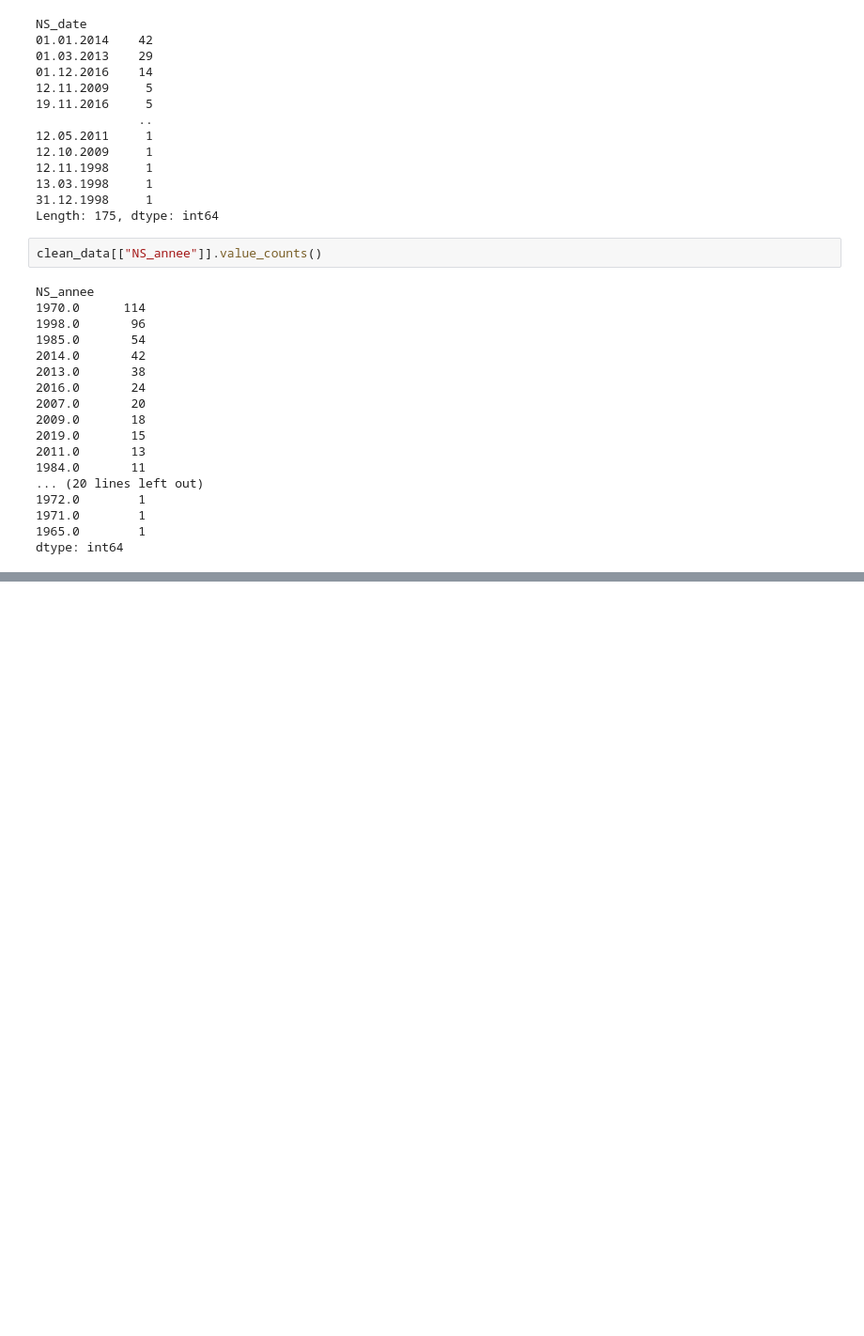
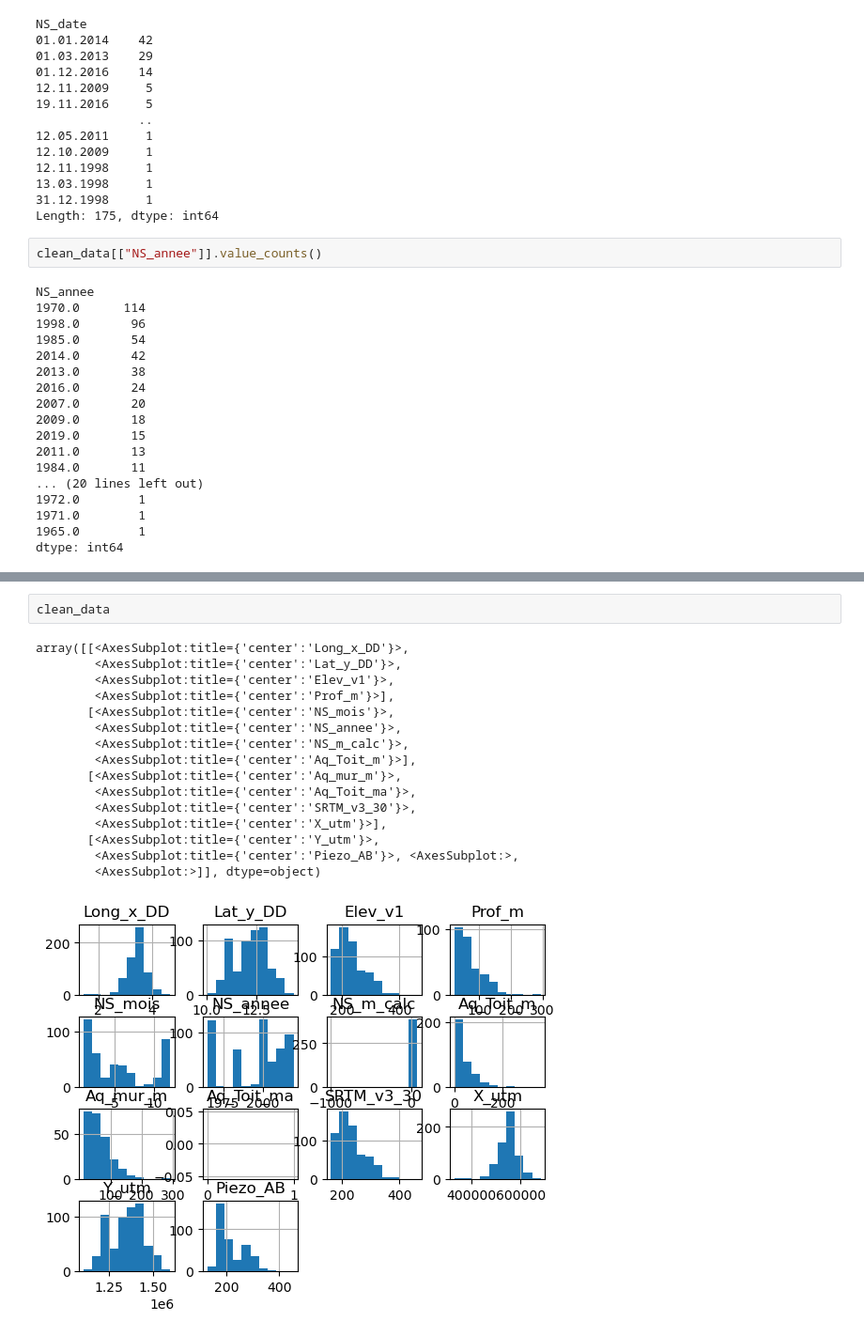
Before and after one commit to AyBa48/variogram_analysis, a Jupyter notebook: ML_Classification.ipynb, the cells around one changed output, grey strips where cells are left out. Shown: that part at 94% size. Saved outputs shown, nothing was run; the diff lists cells and outputs as text; blank space fills up the shorter version.

```diff
--- a/ML_Classification.ipynb
+++ b/ML_Classification.ipynb
@@ -122,0 +181,19 @@ dtype: int64
+# %%
+clean_data
+# %% [output]
+array([[<AxesSubplot:title={'center':'Long_x_DD'}>,
+        <AxesSubplot:title={'center':'Lat_y_DD'}>,
+        <AxesSubplot:title={'center':'Elev_v1'}>,
+        <AxesSubplot:title={'center':'Prof_m'}>],
+       [<AxesSubplot:title={'center':'NS_mois'}>,
+        <AxesSubplot:title={'center':'NS_annee'}>,
+        <AxesSubplot:title={'center':'NS_m_calc'}>,
+        <AxesSubplot:title={'center':'Aq_Toit_m'}>],
+       [<AxesSubplot:title={'center':'Aq_mur_m'}>,
+        <AxesSubplot:title={'center':'Aq_Toit_ma'}>,
+        <AxesSubplot:title={'center':'SRTM_v3_30'}>,
+        <AxesSubplot:title={'center':'X_utm'}>],
+       [<AxesSubplot:title={'center':'Y_utm'}>,
+        <AxesSubplot:title={'center':'Piezo_AB'}>, <AxesSubplot:>,
+        <AxesSubplot:>]], dtype=object)
+[figure, added]
```
Also changed, not shown: parts of 4 cells of this notebook.
